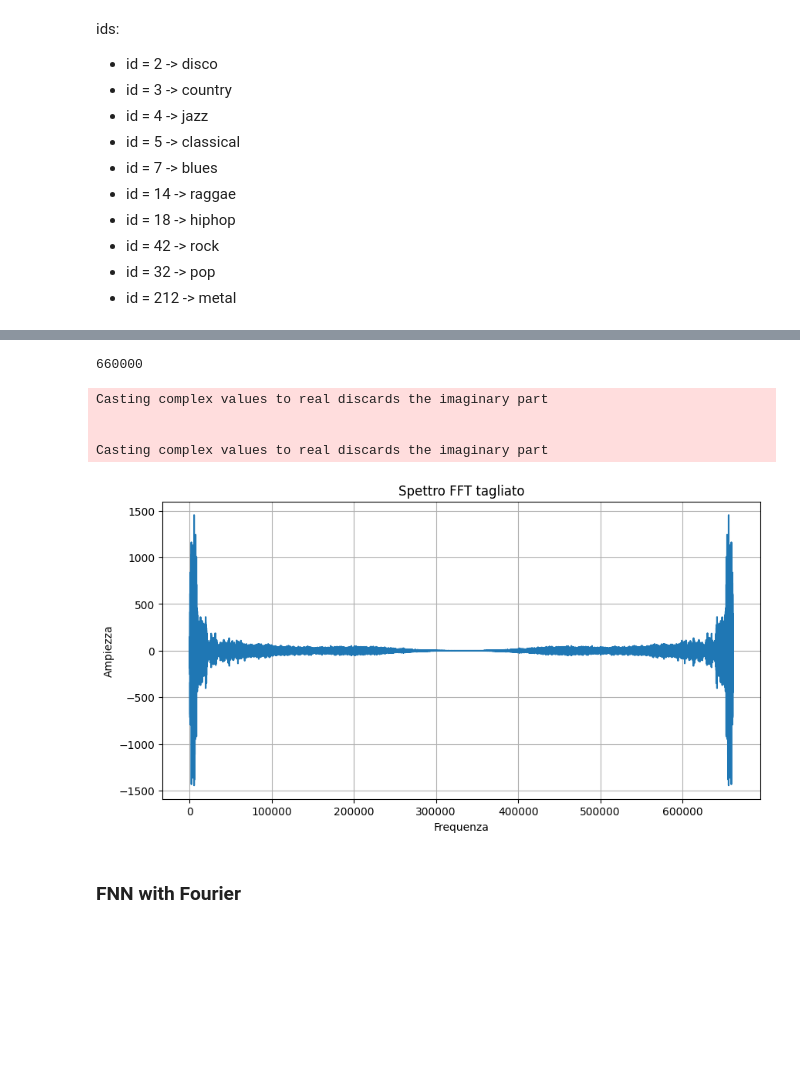
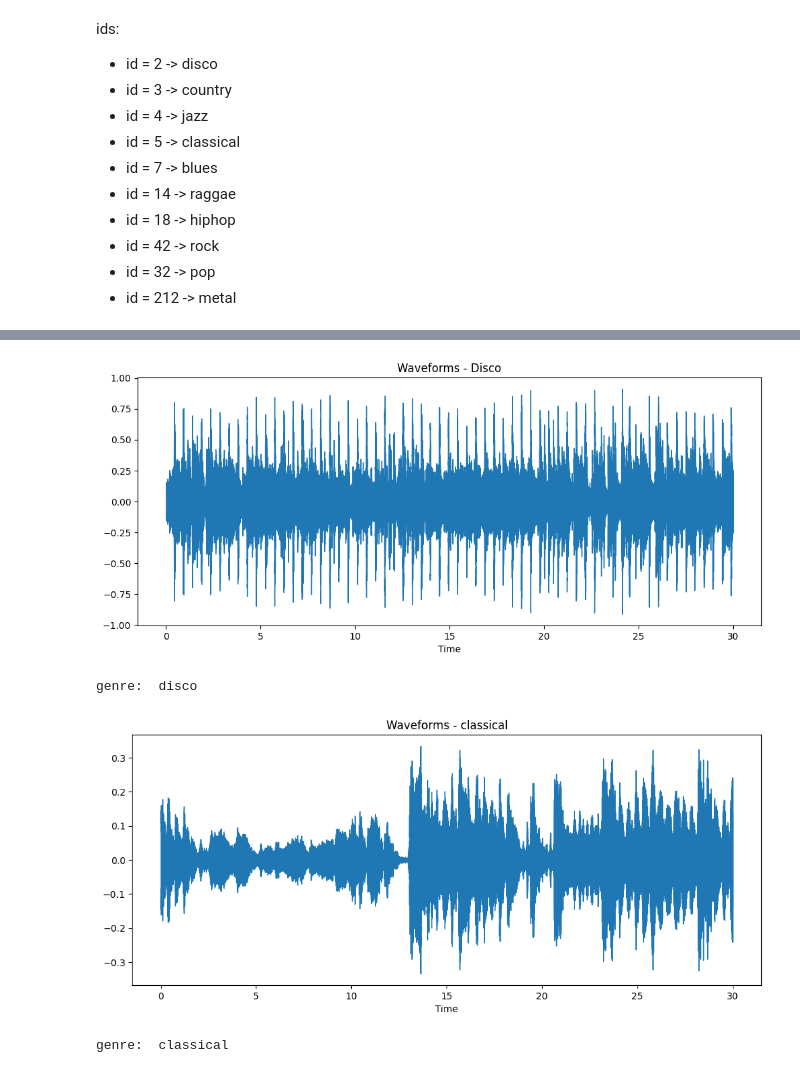
Before and after one commit to AndreaDAmicis22/DigitalSignalImageManagement, a Jupyter notebook: AudioClassification.ipynb, the cells around one changed output, grey strips where cells are left out. Drawn from its saved outputs; the diff is of its cells as text; code cells hidden in the pictures; blank space fills up the shorter version.

Commit message:
Audio classification

```diff
--- a/AudioClassification.ipynb
+++ b/AudioClassification.ipynb
@@ -481,8 +309,0 @@ plt.show()
-# %%
-a = []
-for el in fft_train:
-    a.append(len(el))
-
-min(a)
-# %% [output]
-660000
@@ -501,16 +310,34 @@ fft_test_cut = [cut_fourier(fft_result) for fft_result in fft_test]
-# %%
-plt.figure(figsize=(10, 5))
-plt.plot(fft_train[0])  # Sostituisci con un altro indice se necessario
-plt.xlabel("Frequenza")
-plt.ylabel("Ampiezza")
-plt.title("Spettro FFT tagliato")
-plt.grid()
-plt.show()
-# %% [output]
-Casting complex values to real discards the imaginary part
-
-
-Casting complex values to real discards the imaginary part
-[figure, removed]
-# %% [markdown]
-### FNN with Fourier
+# %%
+id = 2
+# Selecting array sound & sampling rate
+array = df['train'][id]['audio']['array']
+sampling_rate = df['train'][id]['audio']['sampling_rate']
+
+# Plotting waveform with librosa
+plt.figure().set_figwidth(12)
+plt.title('Waveforms - Disco')
+librosa.display.waveshow(array, sr = sampling_rate)
+plt.show()
+
+# Printing genre
+print("genre: ", id2label_function(df['train'][id]['genre']))
+# %% [output]
+[figure, added]
+genre:  disco
+# %%
+id = 5
+# Selecting array sound & sampling rate
+array = df['train'][id]['audio']['array']
+sampling_rate = df['train'][id]['audio']['sampling_rate']
+
+# Plotting waveform with librosa
+plt.figure().set_figwidth(12)
+plt.title('Waveforms - classical')
+librosa.display.waveshow(array, sr = sampling_rate)
+plt.show()
+
+# Printing genre
+print("genre: ", id2label_function(df['train'][id]['genre']))
+# %% [output]
+[figure, added]
+genre:  classical
```
Also changed, not shown: parts of 100 cells of this notebook.
